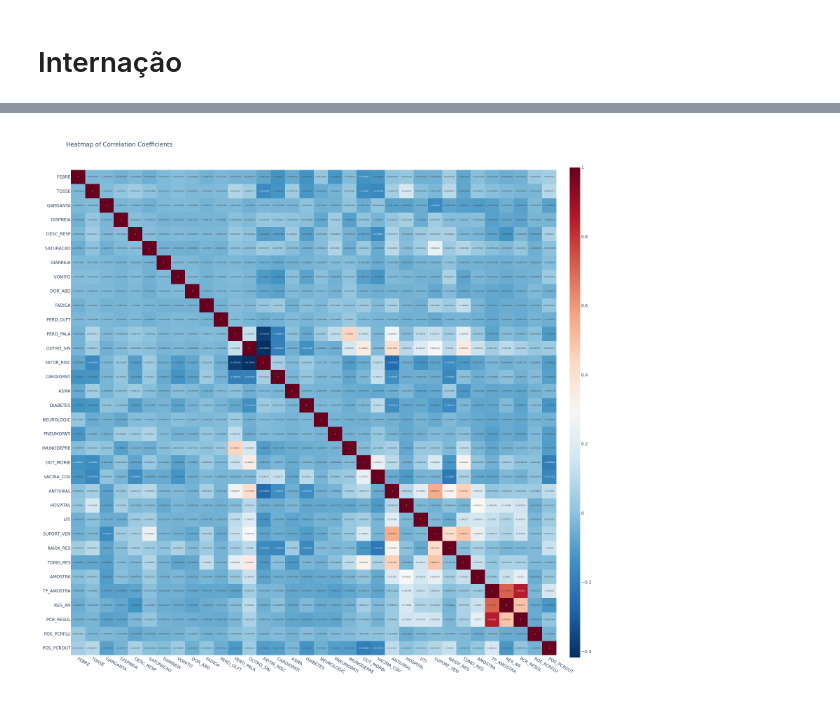
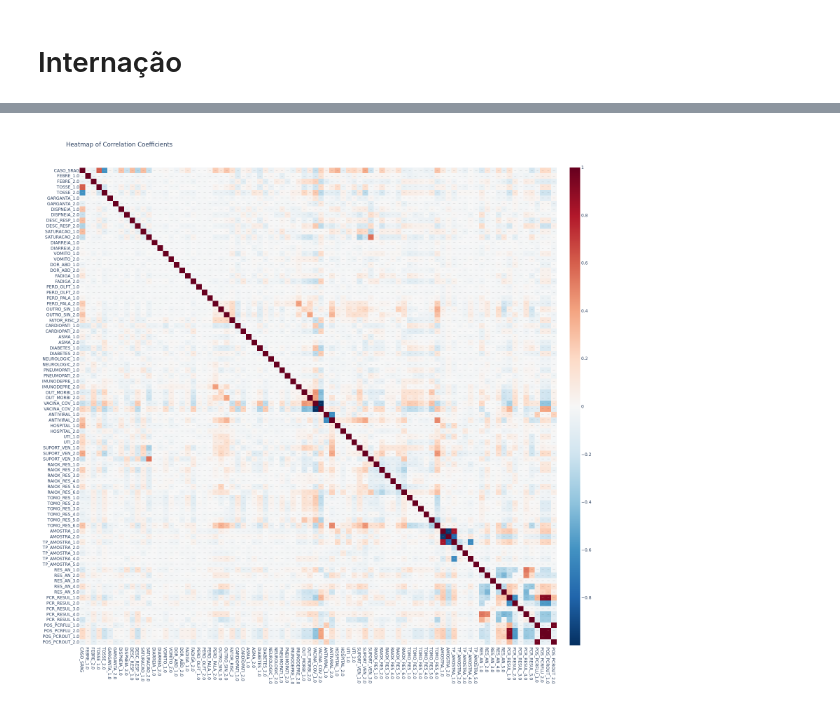
Before and after one commit to HeyLucasLeao/ols-regression-challenge, a Jupyter notebook: srag/eda.ipynb, the cells around one changed output, grey strips where cells are left out. Drawn from its saved outputs; the diff is of its cells as text; code cells hidden in the pictures.

```diff
--- a/srag/eda.ipynb
+++ b/srag/eda.ipynb
@@ -454,7 +460,12 @@ corr_heatmap(df.corr(numeric_only=True)[sinais_sintomas], fig_type="png")
 # %% [markdown]
 # Fatores de Risco
 # %%
-residuals_mapping = create_residuals_mapping(fatores_risco)
+dummy_fatores_risco = []
+for fator in fatores_risco:
+    dummy = df.columns[df.columns.str.startswith(fator)]
+    dummy_fatores_risco = dummy_fatores_risco + dummy.tolist()
+
+residuals_mapping = create_residuals_mapping(dummy_fatores_risco)
 residuals = [
     (get_index(predictors), get_index([target])[0])
     for target, predictors in residuals_mapping.items()
@@ -471,7 +497,12 @@ corr_heatmap(df.corr(numeric_only=True)[fatores_risco], fig_type="png")
 # %% [markdown]
 # Internação
 # %%
-residuals_mapping = create_residuals_mapping(internacao)
+dummy_internacao = []
+for inter in internacao:
+    dummy = df.columns[df.columns.str.startswith(inter)]
+    dummy_internacao = dummy_internacao + dummy.tolist()
+
+residuals_mapping = create_residuals_mapping(dummy_internacao)
 residuals = [
     (get_index(predictors), get_index([target])[0])
     for target, predictors in residuals_mapping.items()
@@ -493,7 +533,0 @@ residuals_mapping = {
-# %%
-residuals = [
-    (get_index(predictors), get_index([target])[0])
-    for target, predictors in residuals_mapping.items()
-]
-residual_models = training_multiple_residual_models(df, residuals)
-df = preprocessing(df, residuals, residual_models)
@@ -506,8 +535,0 @@ corr_heatmap(df.corr(numeric_only=True)[exames], fig_type="png")
-# %%
-residuals_mapping = create_residuals_mapping(rt_pcr)
-residuals = [
-    (get_index(predictors), get_index([target])[0])
-    for target, predictors in residuals_mapping.items()
-]
-residual_models = training_multiple_residual_models(df, residuals)
-df = preprocessing(df, residuals, residual_models)
@@ -518,4 +536,4 @@ corr_heatmap(df.corr(numeric_only=True)[rt_pcr], fig_type="png")
 # %%
-corr_heatmap(df.corr(numeric_only=True)[columns], fig_type="png")
+corr_heatmap(df.corr(numeric_only=True), fig_type="png")
 # %% [output]
-[figure, old version]
+[figure, new version]
```
Also changed, not shown: parts of 46 cells of this notebook.
